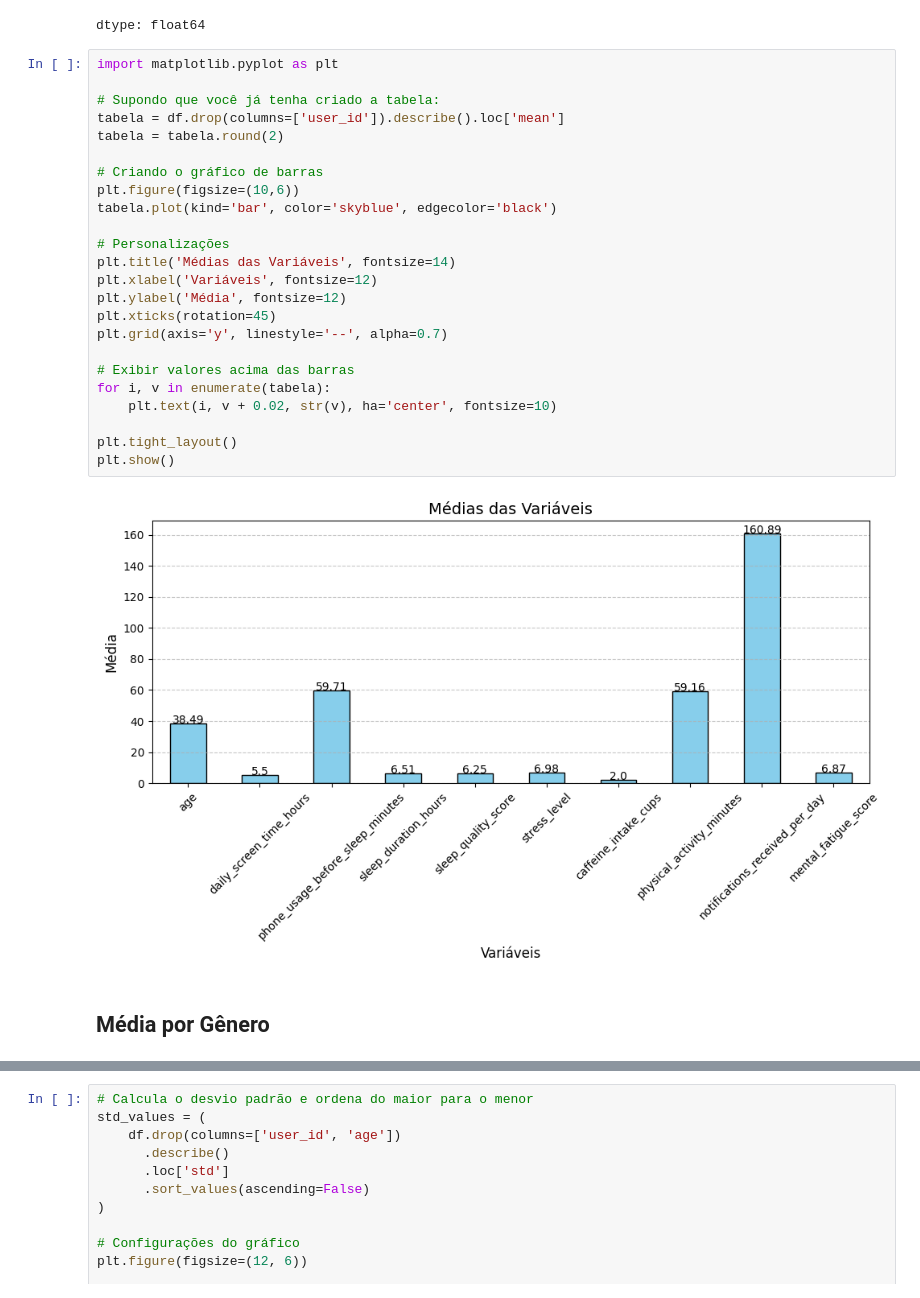
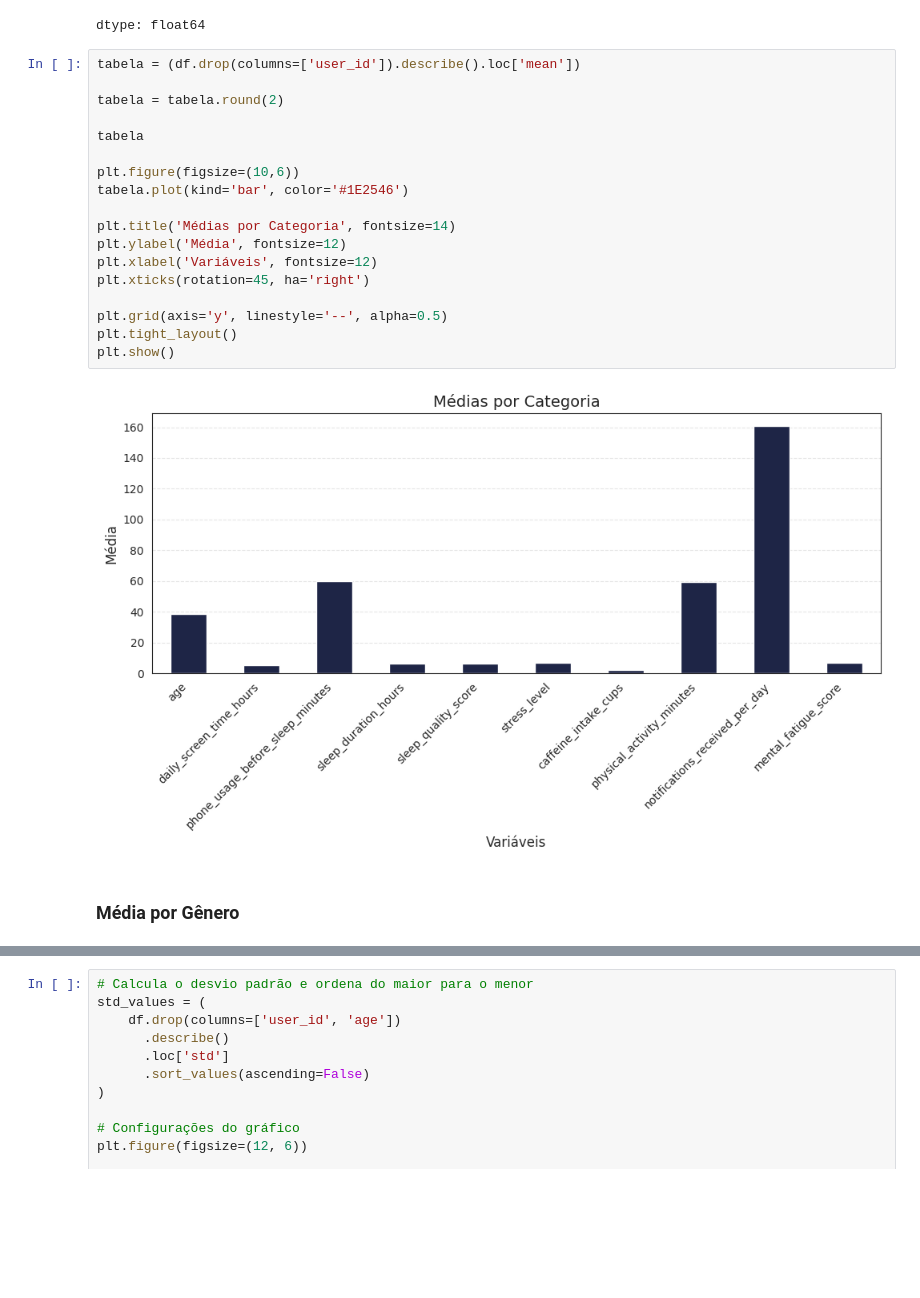
Before and after one commit to larissamitrof-collab/MVP-1, a Jupyter notebook: MVP1.ipynb, the cells around one changed output, grey strips where cells are left out. Saved outputs shown, nothing was run; the diff lists cells and outputs as text; blank space fills up the shorter version.

```diff
--- a/MVP1.ipynb
+++ b/MVP1.ipynb
@@ -533,33 +646,27 @@ tabela
 | mental_fatigue_score | 6.87 |
 dtype: float64
 # %%
-import matplotlib.pyplot as plt
+tabela = (df.drop(columns=['user_id']).describe().loc['mean'])
 
-# Supondo que você já tenha criado a tabela:
-tabela = df.drop(columns=['user_id']).describe().loc['mean']
 tabela = tabela.round(2)
 
-# Criando o gráfico de barras
+tabela
+
 plt.figure(figsize=(10,6))
-tabela.plot(kind='bar', color='skyblue', edgecolor='black')
+tabela.plot(kind='bar', color='#1E2546')
 
-# Personalizações
-plt.title('Médias das Variáveis', fontsize=14)
+plt.title('Médias por Categoria', fontsize=14)
+plt.ylabel('Média', fontsize=12)
 plt.xlabel('Variáveis', fontsize=12)
-plt.ylabel('Média', fontsize=12)
-plt.xticks(rotation=45)
-plt.grid(axis='y', linestyle='--', alpha=0.7)
+plt.xticks(rotation=45, ha='right')
 
-# Exibir valores acima das barras
-for i, v in enumerate(tabela):
-    plt.text(i, v + 0.02, str(v), ha='center', fontsize=10)
-
+plt.grid(axis='y', linestyle='--', alpha=0.5)
 plt.tight_layout()
 plt.show()
 # %% [output]
-[figure, old version]
+[figure, new version]
 # %% [markdown]
-## Média por Gênero
+### Média por Gênero
 # %%
 tabela = (
     df.drop(columns=['user_id', 'age'])
```
Also changed, not shown: parts of 77 cells of this notebook.
